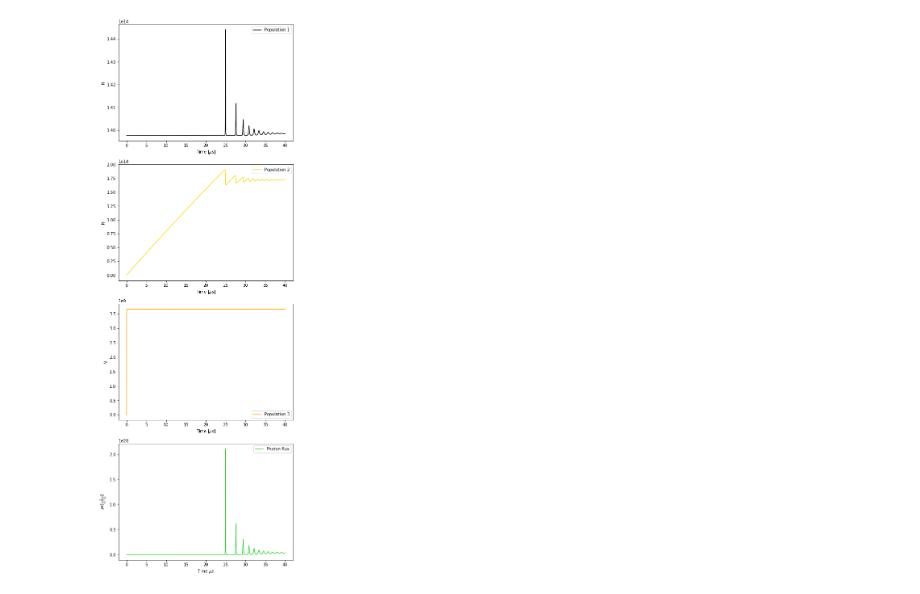
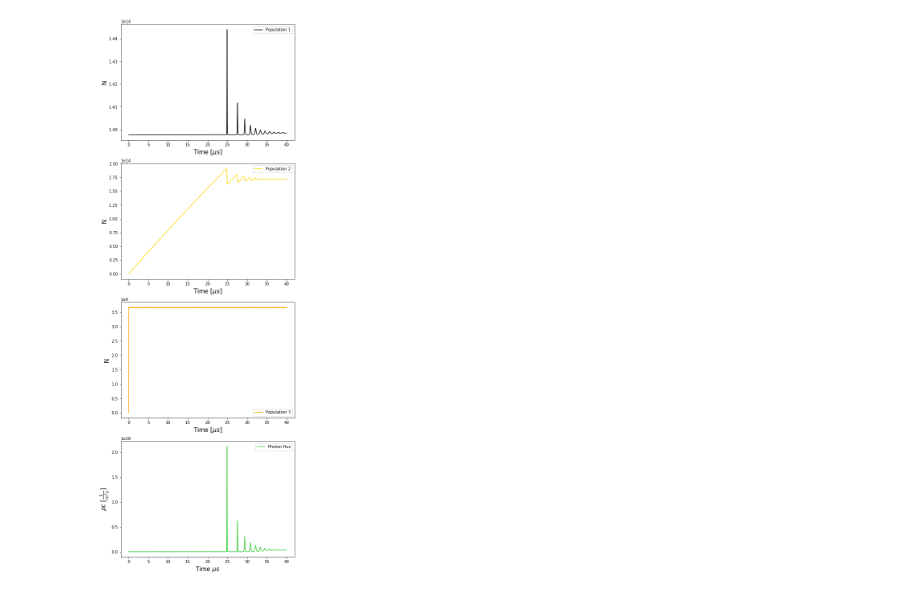
Before and after one commit to JonatanRudrasingam/Rate-equation-and-Q-factor, a Jupyter notebook: Rate Equations and Q-switching.ipynb, the cells around one changed output. Saved outputs shown, nothing was run; the diff lists cells and outputs as text; code cells hidden in the pictures.

```diff
--- a/Rate Equations and Q-switching.ipynb
+++ b/Rate Equations and Q-switching.ipynb
@@ -164,39 +164,39 @@ if (re == 2):
     ax2.set_ylabel('$\\rho [\\frac{1}{m^3}]$')
     line2 = ax2.plot(mysol.t*tconv,mysol.y[1],label='Photon density', color = colour1)
 
     ax1.legend()
     ax2.legend()
     plt.show()
 
 if (re == 4):
     fig = plt.figure()
     fig.subplots_adjust(top = 0.8)
 
     ax1 = fig.add_axes([0.15,1,1,1])
-    ax1.set_xlabel('Time $[\\mu s]$', fontsize = 10)
-    ax1.set_ylabel('N', fontsize = 10)
+    ax1.set_xlabel('Time $[\\mu s]$', fontsize = 15)
+    ax1.set_ylabel('N', fontsize = 15)
     line1 = ax1.plot(mysol.t*tconv,mysol.y[0],label='Population 1', color = colour0)
 
     ax2 = fig.add_axes([0.15,-0.2,1,1])
-    ax2.set_xlabel('Time $[\\mu s]$', fontsize = 10)
-    ax2.set_ylabel('N', fontsize = 10)
+    ax2.set_xlabel('Time $[\\mu s]$', fontsize = 15)
+    ax2.set_ylabel('N', fontsize = 15)
     line2 = ax2.plot(mysol.t*tconv,mysol.y[1],label='Population 2', color = colour1)
 
     ax3 = fig.add_axes([0.15,-1.4,1,1])
-    ax3.set_xlabel('Time $[\\mu s]$', fontsize = 10)
-    ax3.set_ylabel('N', fontsize = 10)
+    ax3.set_xlabel('Time $[\\mu s]$', fontsize = 15)
+    ax3.set_ylabel('N', fontsize = 15)
     line3 = ax3.plot(mysol.t*tconv,mysol.y[2],label='Population 3', color = colour2)
 
     ax4 = fig.add_axes([0.15,-2.6,1,1])
-    ax4.set_xlabel('Time $\\mu s$', fontsize = 10)
-    ax4.set_ylabel('$\\rho c [\\frac{1}{m^2s]}]$', fontsize = 10)
+    ax4.set_xlabel('Time $\\mu s$', fontsize = 15)
+    ax4.set_ylabel('$\\rho c ~ [\\frac{1}{m^2s}]$', fontsize = 15)
     line4 = ax4.plot(mysol.t*tconv,mysol.y[3],label='Photon flux', color = colour3)
 
     ax1.legend()
     ax2.legend()
     ax3.legend()
     ax4.legend()
     plt.show()
 #Plot losses
 # %% [output]
-[figure, old version]
+[figure, new version]
```
Also changed, not shown: 1 other file.
